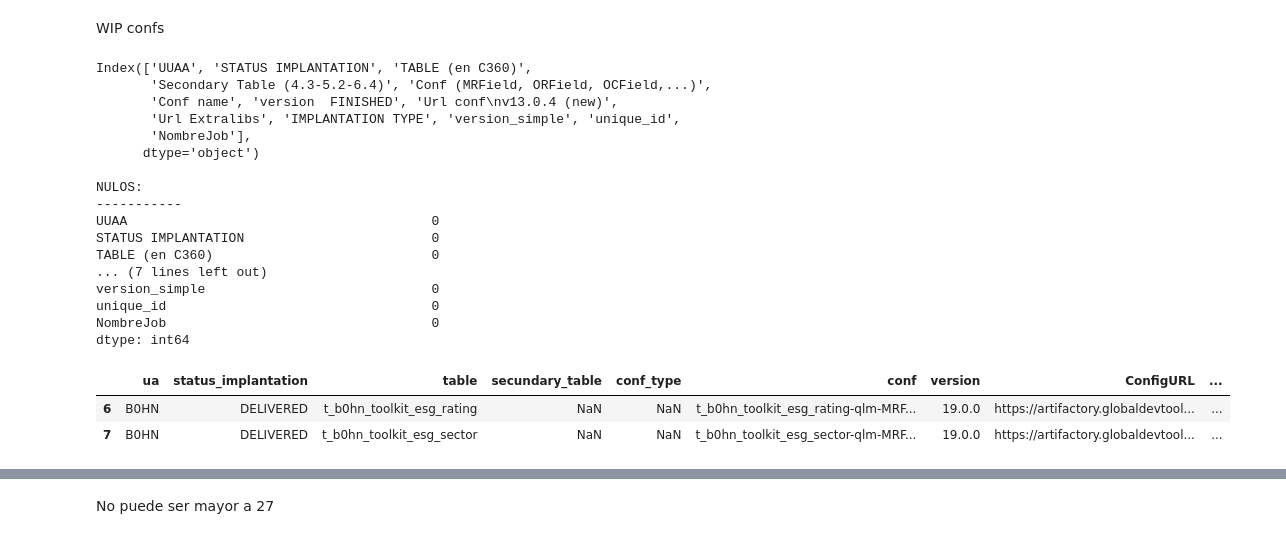
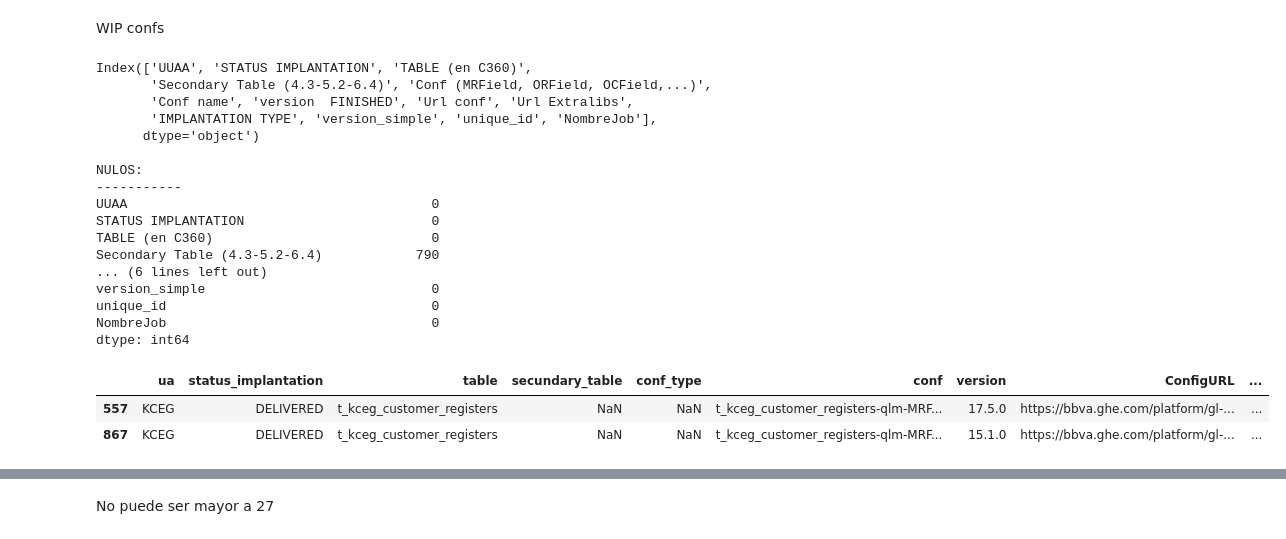
Before and after one commit to julenmontes/comprobacion_wip_JOBS, a Jupyter notebook: jobs_wip_conf_url_INTRAQ.ipynb, the cells around one changed output, grey strips where cells are left out. Cells and saved outputs as stored; diff of their text form; code cells hidden in the pictures.

```diff
--- a/jobs_wip_conf_url_INTRAQ.ipynb
+++ b/jobs_wip_conf_url_INTRAQ.ipynb
@@ -201,44 +201,44 @@ other_job_ame = {
 # %% [markdown]
 WIP confs
 # %%
-cols = ['UUAA','STATUS IMPLANTATION','TABLE (en C360)','Secondary Table (4.3-5.2-6.4)','Conf (MRField, ORField, OCField,...)', 'Conf name', 'version  FINISHED','Url conf\nv13.0.4 (new)','Url Extralibs','IMPLANTATION TYPE']
+cols = ['UUAA','STATUS IMPLANTATION','TABLE (en C360)','Secondary Table (4.3-5.2-6.4)','Conf (MRField, ORField, OCField,...)', 'Conf name', 'version  FINISHED','Url conf','Url Extralibs','IMPLANTATION TYPE']
 wip = pd.read_csv('wip_final.csv', header=1)[cols].dropna(subset='version  FINISHED')
 wip = wip[wip['STATUS IMPLANTATION']=="DELIVERED"]
 
 wip['version_simple'] = wip['version  FINISHED'].str.replace("5.0.15","5.0.1").str.replace(".","").astype(int)
 wip['unique_id'] = wip['TABLE (en C360)'].str[6:].str.replace('_','').str[:19] + wip['Conf name'].str.lower().str.split('-').str[-1].str.split('.').str[0]
 wip['NombreJob'] = wip['UUAA'].str[:4].str.lower() + '-' + 'gl' + '-' + 'hmm' + '-' + 'qlt' + '-' + wip['unique_id'] + '-'
 wip.sort_values(['version_simple','Url Extralibs','version_simple'], inplace=True, ascending=False)
 wip.drop_duplicates(subset=['Conf name','version_simple'], inplace=True)
 wip.reset_index(drop=True,inplace=True)
 print(wip.columns)
 print('\nNULOS:\n-----------')
 print(wip.isnull().sum())
 wip.columns = ['ua','status_implantation','table','secundary_table','conf_type','conf','version','ConfigURL','Extralibs','implantation','version_simple','unique_id','NombreJob']
 wip = wip[wip.conf.str.contains('-qlm-')]
 wip['len_unique_id'] = wip.unique_id.str.len()
 wip.tail(2)
 # %% [output]
 Index(['UUAA', 'STATUS IMPLANTATION', 'TABLE (en C360)',
        'Secondary Table (4.3-5.2-6.4)', 'Conf (MRField, ORField, OCField,...)',
-       'Conf name', 'version  FINISHED', 'Url conf\nv13.0.4 (new)',
-       'Url Extralibs', 'IMPLANTATION TYPE', 'version_simple', 'unique_id',
-       'NombreJob'],
+       'Conf name', 'version  FINISHED', 'Url conf', 'Url Extralibs',
+       'IMPLANTATION TYPE', 'version_simple', 'unique_id', 'NombreJob'],
       dtype='object')
 
 NULOS:
 -----------
 UUAA                                       0
 STATUS IMPLANTATION                        0
 TABLE (en C360)                            0
-... (7 lines left out)
+Secondary Table (4.3-5.2-6.4)            790
+... (6 lines left out)
 version_simple                             0
 unique_id                                  0
 NombreJob                                  0
 dtype: int64
 |  | ua | status_implantation | table | secundary_table | conf_type | conf | version | ConfigURL | ... |
-| 6 | B0HN | DELIVERED | t_b0hn_toolkit_esg_rating | NaN | NaN | t_b0hn_toolkit_esg_rating-qlm-MRF... | 19.0.0 | https://artifactory.globaldevtool... | ... |
-| 7 | B0HN | DELIVERED | t_b0hn_toolkit_esg_sector | NaN | NaN | t_b0hn_toolkit_esg_sector-qlm-MRF... | 19.0.0 | https://artifactory.globaldevtool... | ... |
+| 557 | KCEG | DELIVERED | t_kceg_customer_registers | NaN | NaN | t_kceg_customer_registers-qlm-MRF... | 17.5.0 | https://bbva.ghe.com/platform/gl-... | ... |
+| 867 | KCEG | DELIVERED | t_kceg_customer_registers | NaN | NaN | t_kceg_customer_registers-qlm-MRF... | 15.1.0 | https://bbva.ghe.com/platform/gl-... | ... |
 # %%
 wip['table'].map(dict_tablas).fillna('')
 # %% [output]
```
Also changed, not shown: parts of 17 cells of this notebook, 16 other files.
